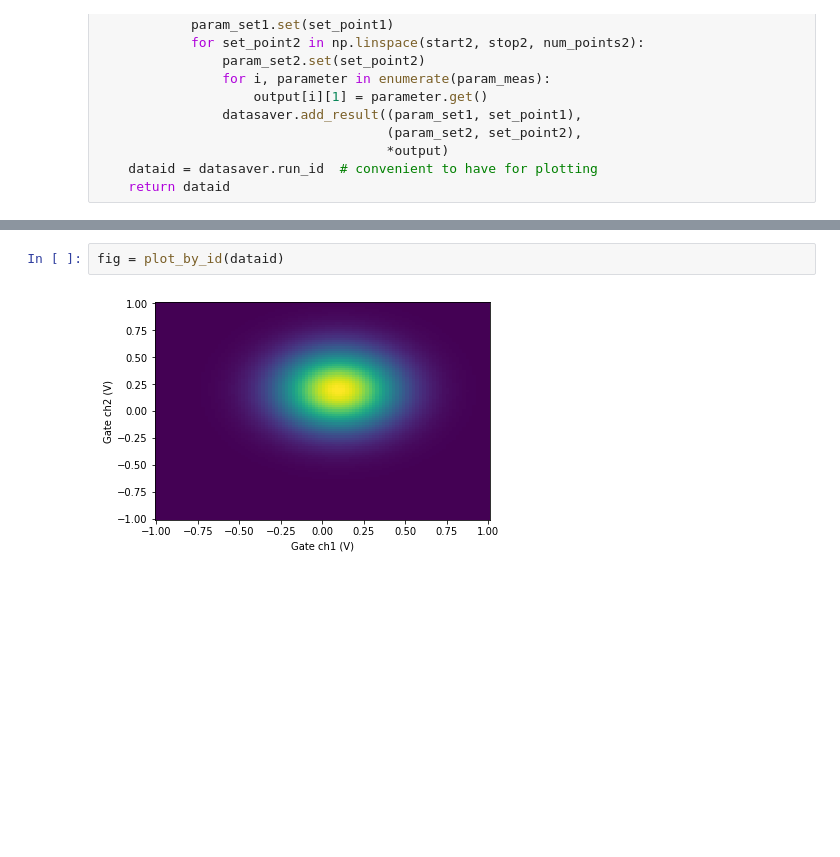
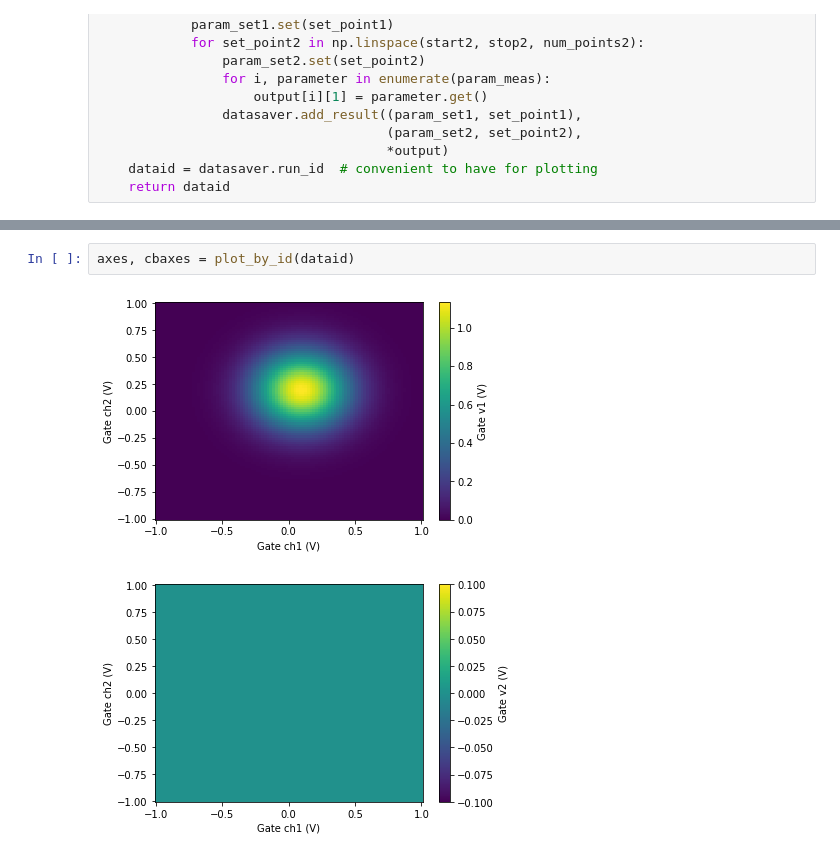
Before and after one commit to aa8919aa3/Qcodes, a Jupyter notebook: docs/examples/DataSet/Implementing_doND_using_the_dataset.ipynb, the cells around one changed output, grey strips where cells are left out. Cells and saved outputs as stored; diff of their text form; blank space fills up the shorter version.

```diff
--- a/docs/examples/DataSet/Implementing_doND_using_the_dataset.ipynb
+++ b/docs/examples/DataSet/Implementing_doND_using_the_dataset.ipynb
@@ -107,4 +116,5 @@ Starting experimental run with id: 298
 # %%
-fig = plot_by_id(dataid)
+axes, cbaxes = plot_by_id(dataid)
 # %% [output]
-[figure, old version]
+[figure, new version]
+[figure, added]
```
Also changed, not shown: parts of 5 cells of this notebook.
